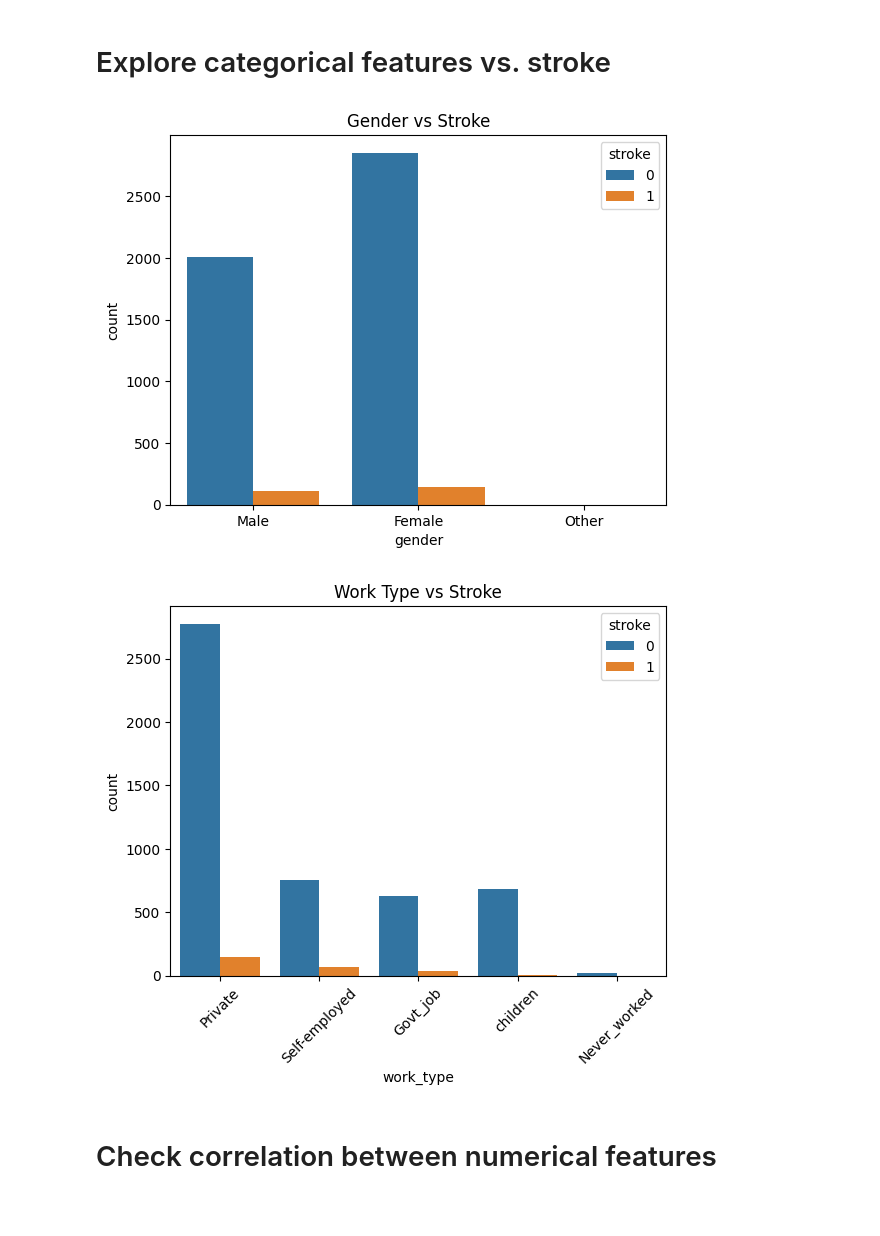
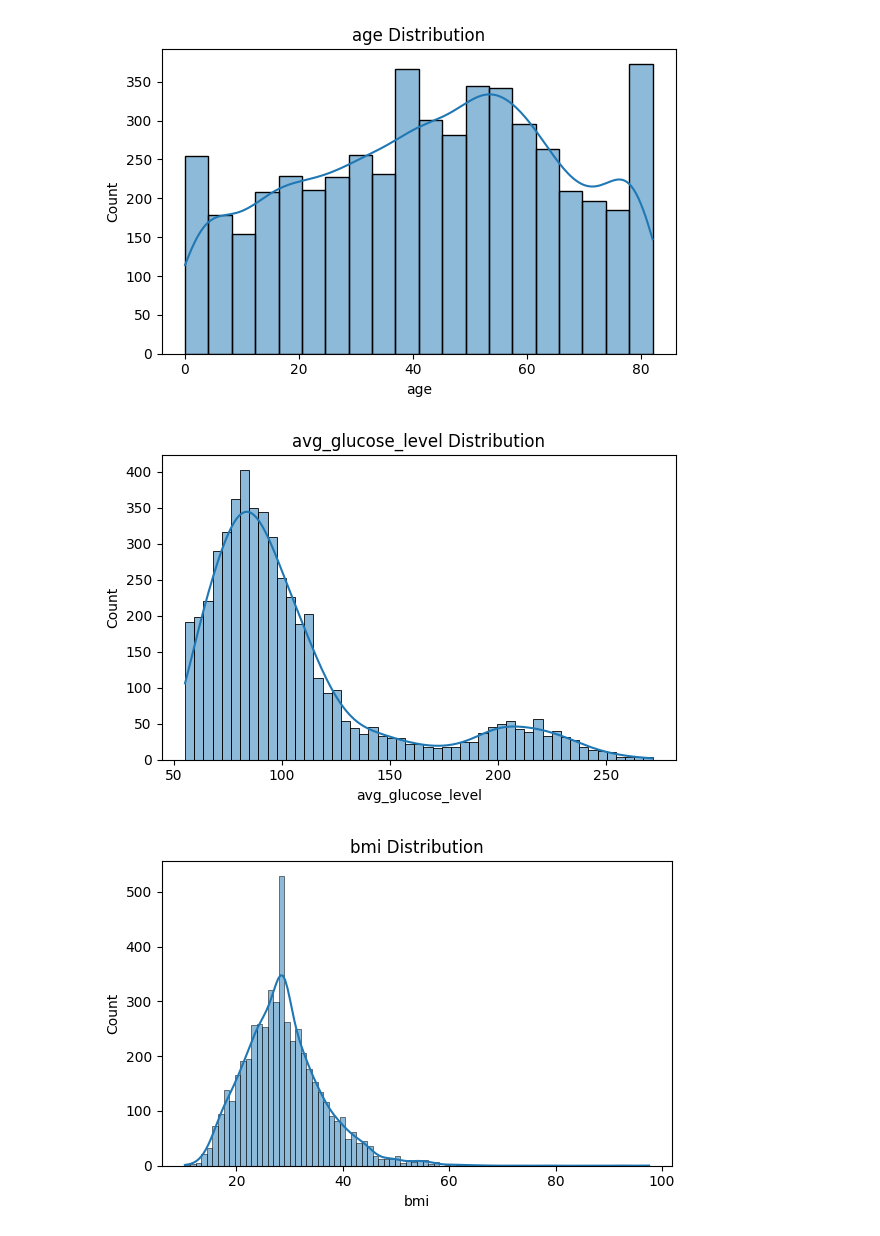
Before and after one commit to chloe0811/Stroke_Prediction, a Jupyter notebook: eda.ipynb, the cells around one changed output. Drawn from its saved outputs; the diff is of its cells as text; code cells hidden in the pictures; blank space fills up the shorter version.

```diff
--- a/eda.ipynb
+++ b/eda.ipynb
@@ -46,18 +57,14 @@ plt.show()
-# %% [markdown]
-# Explore categorical features vs. stroke
-# %%
-# Gender vs. Stroke
-sns.countplot(data=df, x='gender', hue='stroke')
-plt.title("Gender vs Stroke")
-plt.show()
-
-# Work type vs. Stroke
-sns.countplot(data=df, x='work_type', hue='stroke')
-plt.title("Work Type vs Stroke")
-plt.xticks(rotation=45)
-plt.show()
-# %% [output]
-[figure, removed]
-[figure, removed]
-# %% [markdown]
-# Check correlation between numerical features
+# %%
+# 5. Distributions of Continuous Variables
+continuous_features = ['age', 'avg_glucose_level', 'bmi']
+
+for col in continuous_features:
+    plt.figure(figsize=(6, 4))
+    sns.histplot(df[col], kde=True)
+    plt.title(f"{col} Distribution")
+    plt.tight_layout()
+    plt.show()
+# %% [output]
+[figure, added]
+[figure, added]
+[figure, added]
```
Also changed, not shown: parts of 11 cells of this notebook, 1 other file.
